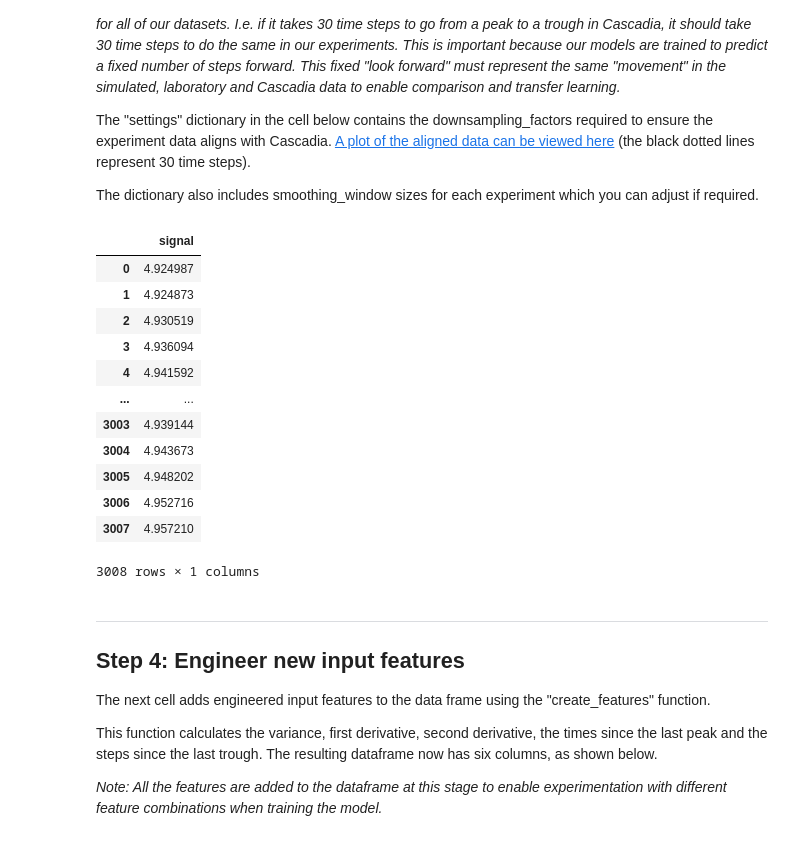
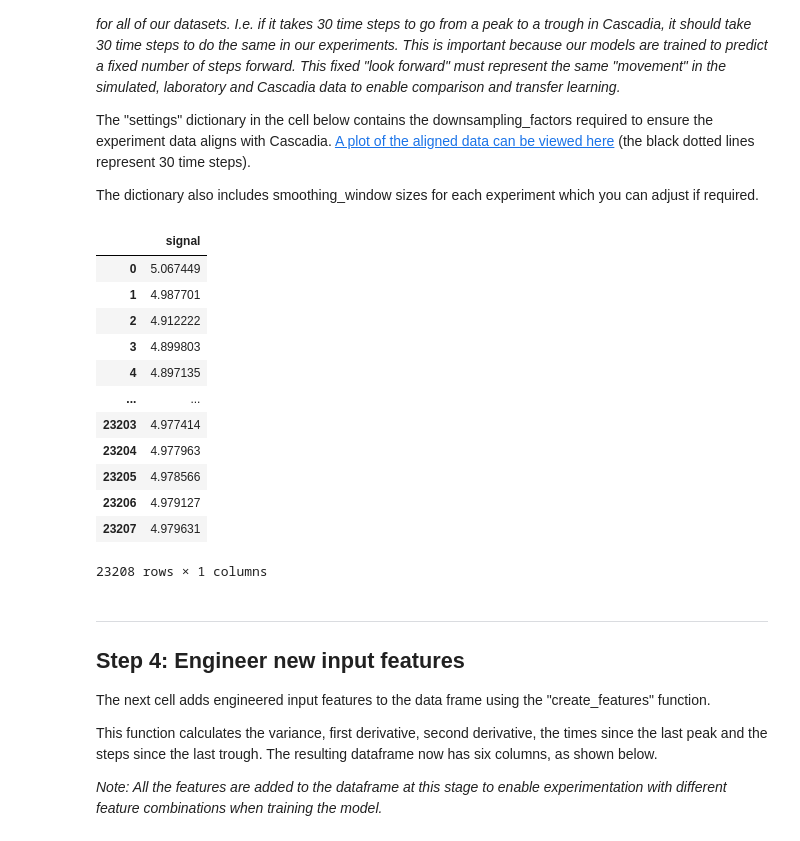
Before and after one commit to ai4er-cdt/earthquake-predictability, a Jupyter notebook: notebooks/AI4ER GTC - Slow Earthquake Time Series Forecasting.ipynb, the cells around one changed output. Cells and saved outputs as stored; diff of their text form; code cells hidden in the pictures.

```diff
--- a/notebooks/AI4ER GTC - Slow Earthquake Time Series Forecasting.ipynb
+++ b/notebooks/AI4ER GTC - Slow Earthquake Time Series Forecasting.ipynb
@@ -211,34 +216,34 @@ The dictionary also includes smoothing_window sizes for each experiment  which y
 # %%
 # Define smoothing window and downsampling factor for each experiment (must be integers)
 settings = {
     "cascadia": {"smoothing_window": 10, "downsampling_factor": 1},
-    "p4679": {"smoothing_window": 1000, "downsampling_factor": 100},
-    "p4581": {"smoothing_window": 1000, "downsampling_factor": 100},
+    "p4679": {"smoothing_window": 20, "downsampling_factor": 13},
+    "p4581": {"smoothing_window": 30, "downsampling_factor": 26},
     "b726": {"smoothing_window": 1, "downsampling_factor": 1},
     "b698": {"smoothing_window": 2, "downsampling_factor": 2},
     "i417": {"smoothing_window": 2, "downsampling_factor": 2},
     "sim_b726": {"smoothing_window": 1, "downsampling_factor": 1},
     "sim_b698": {"smoothing_window": 2, "downsampling_factor": 2},
     "sim_i417": {"smoothing_window": 2, "downsampling_factor": 2},
 }
 
 df_filtered = moving_average_causal_filter(df, **settings[exp])
 
 df_filtered
 # %% [output]
 |  | signal |
-| 0 | 4.924987 |
-| 1 | 4.924873 |
-| 2 | 4.930519 |
-| 3 | 4.936094 |
-| 4 | 4.941592 |
+| 0 | 5.067449 |
+| 1 | 4.987701 |
+| 2 | 4.912222 |
+| 3 | 4.899803 |
+| 4 | 4.897135 |
 | ... | ... |
-| 3003 | 4.939144 |
-| 3004 | 4.943673 |
-| 3005 | 4.948202 |
-| 3006 | 4.952716 |
-| 3007 | 4.957210 |
+| 23203 | 4.977414 |
+| 23204 | 4.977963 |
+| 23205 | 4.978566 |
+| 23206 | 4.979127 |
+| 23207 | 4.979631 |
-3008 rows × 1 columns
+23208 rows × 1 columns
 # %% [markdown]
 ___
 ## Step 4: Engineer new input features
```
Also changed, not shown: parts of 16 cells of this notebook.
